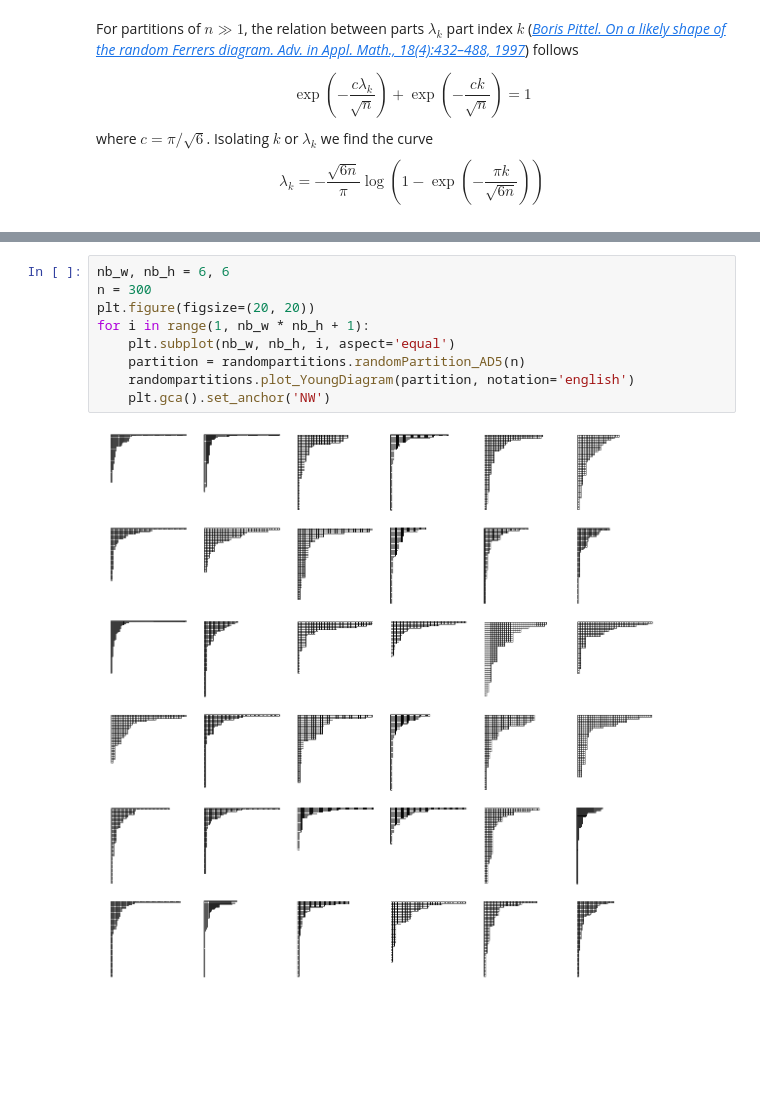
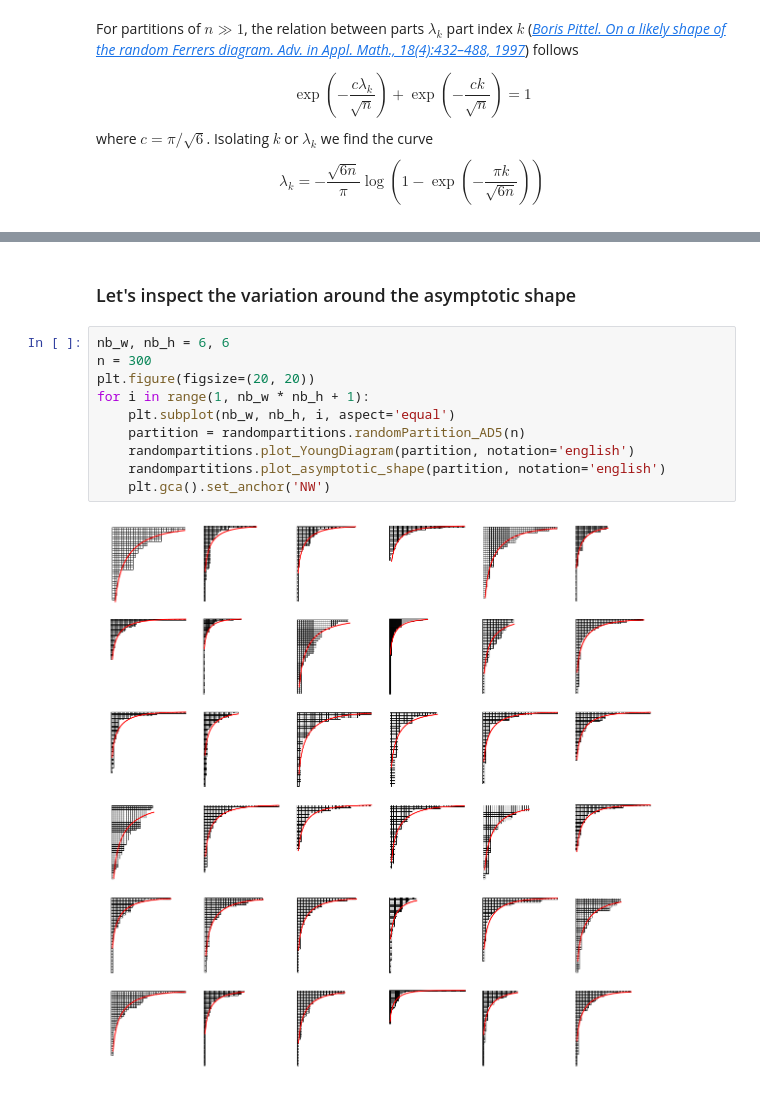
Before and after one commit to alicedb2/randompartitions, a Jupyter notebook: randompartitions_examples_and_use.ipynb, the cells around one changed output, grey strips where cells are left out. Drawn from its saved outputs; the diff is of its cells as text; blank space fills up the shorter version.

```diff
--- a/randompartitions_examples_and_use.ipynb
+++ b/randompartitions_examples_and_use.ipynb
@@ -106,11 +114,14 @@ randompartitions.plot_asymptotic_shape(partition, notation='english')
+# %% [markdown]
+### Let's inspect the variation around the asymptotic shape
 # %%
 nb_w, nb_h = 6, 6
 n = 300
 plt.figure(figsize=(20, 20))
 for i in range(1, nb_w * nb_h + 1):
     plt.subplot(nb_w, nb_h, i, aspect='equal')
     partition = randompartitions.randomPartition_AD5(n)
     randompartitions.plot_YoungDiagram(partition, notation='english')
+    randompartitions.plot_asymptotic_shape(partition, notation='english')
     plt.gca().set_anchor('NW')
 # %% [output]
-[figure, old version]
+[figure, new version]
```
Also changed, not shown: parts of 12 cells of this notebook.
